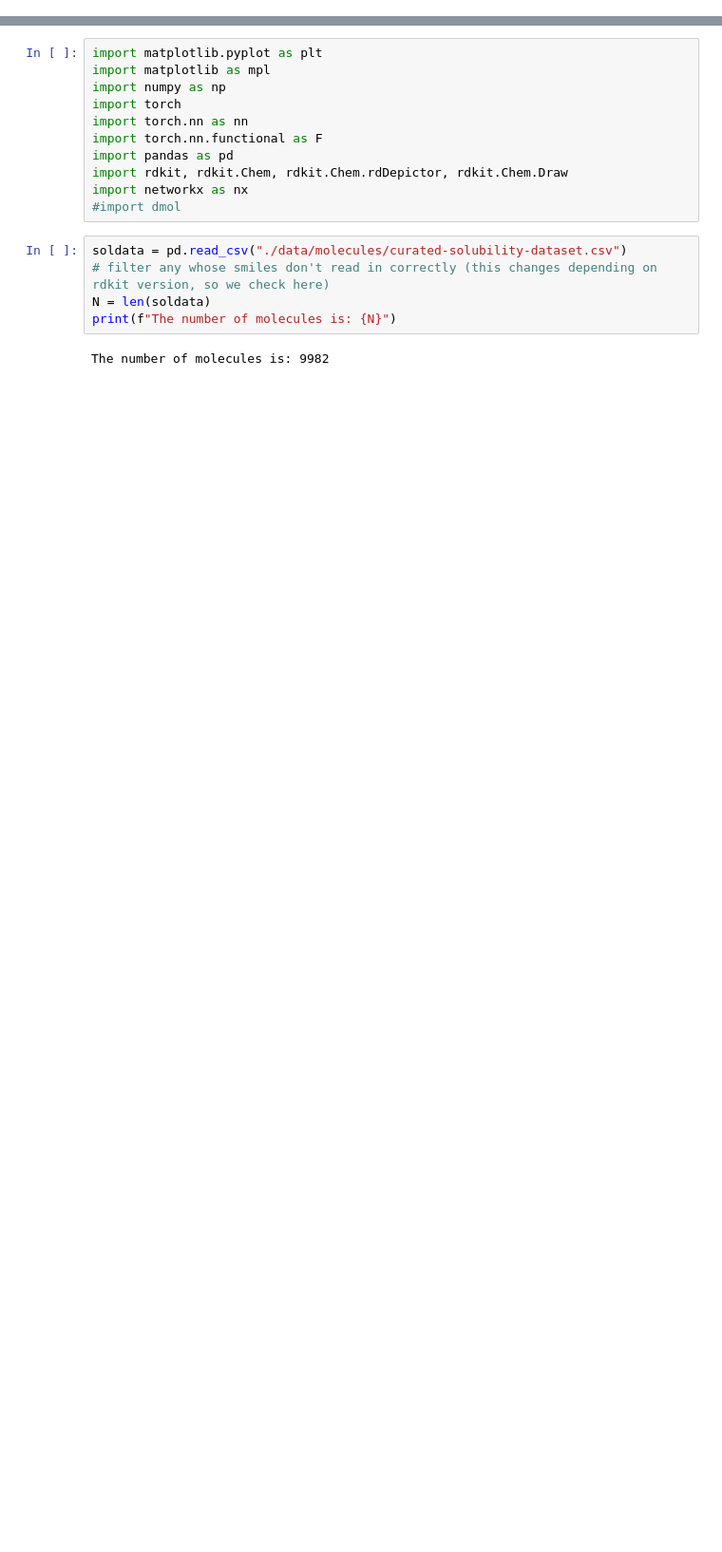
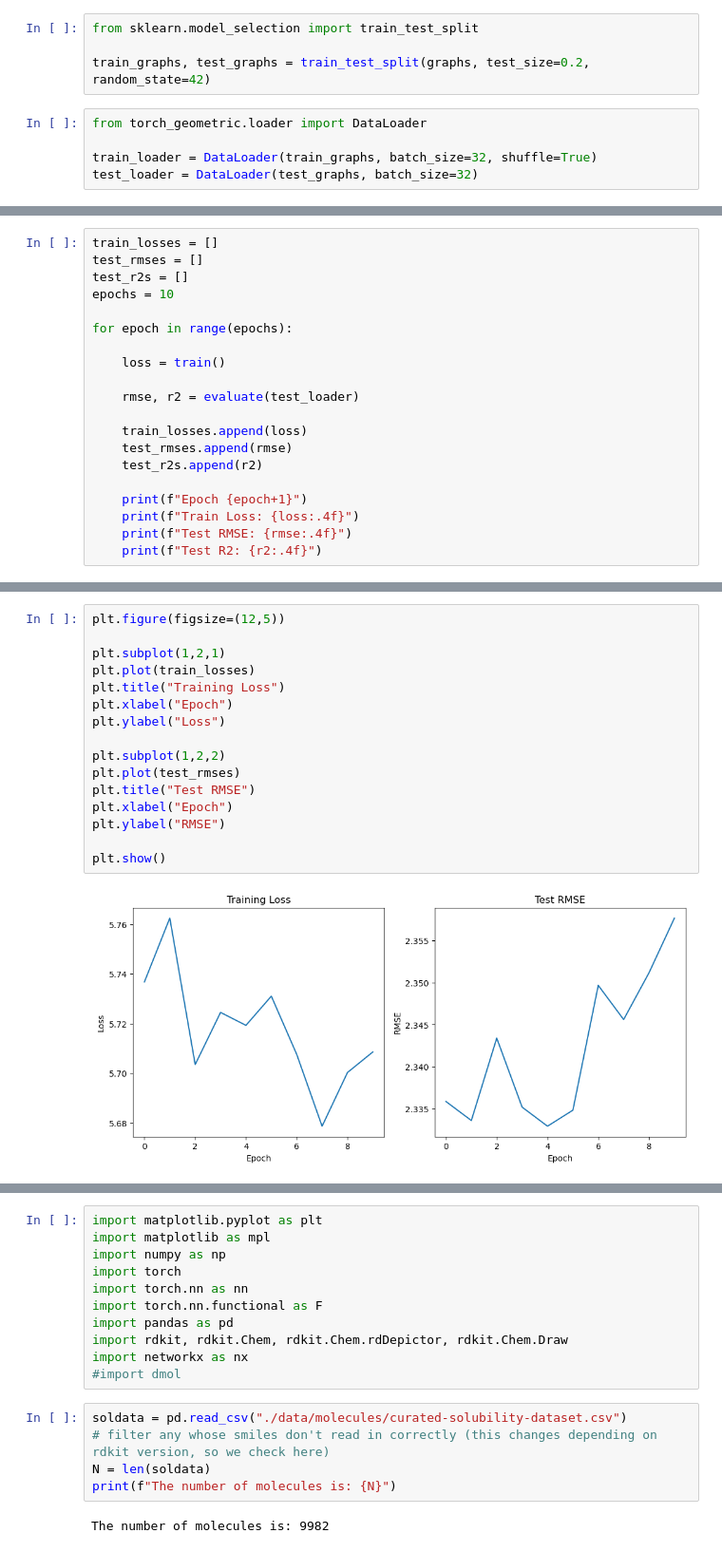
Before and after one commit to mirzaie-mehdi/From-Conda-to-CreatePackage-Python, a Jupyter notebook: _sources/docs/gnn_molecules.ipynb, the cells around one changed output, grey strips where cells are left out. Shown at 95% size. Drawn from its saved outputs; the diff is of its cells as text; blank space fills up the shorter version.

```diff
--- a/_sources/docs/gnn_molecules.ipynb
+++ b/_sources/docs/gnn_molecules.ipynb
@@ -4,0 +84,9 @@ As we discussed later, GNN is the best methos to represnt molecules in neural ne
+# %%
+from sklearn.model_selection import train_test_split
+
+train_graphs, test_graphs = train_test_split(graphs, test_size=0.2, random_state=42)
+# %%
+from torch_geometric.loader import DataLoader
+
+train_loader = DataLoader(train_graphs, batch_size=32, shuffle=True)
+test_loader = DataLoader(test_graphs, batch_size=32)
@@ -4,0 +192,20 @@ As we discussed later, GNN is the best methos to represnt molecules in neural ne
+# %%
+train_losses = []
+test_rmses = []
+test_r2s = []
+epochs = 10
+
+for epoch in range(epochs):
+
+    loss = train()
+
+    rmse, r2 = evaluate(test_loader)
+
+    train_losses.append(loss)
+    test_rmses.append(rmse)
+    test_r2s.append(r2)
+
+    print(f"Epoch {epoch+1}")
+    print(f"Train Loss: {loss:.4f}")
+    print(f"Test RMSE: {rmse:.4f}")
+    print(f"Test R2: {r2:.4f}")
@@ -4,0 +253,18 @@ As we discussed later, GNN is the best methos to represnt molecules in neural ne
+# %%
+plt.figure(figsize=(12,5))
+
+plt.subplot(1,2,1)
+plt.plot(train_losses)
+plt.title("Training Loss")
+plt.xlabel("Epoch")
+plt.ylabel("Loss")
+
+plt.subplot(1,2,2)
+plt.plot(test_rmses)
+plt.title("Test RMSE")
+plt.xlabel("Epoch")
+plt.ylabel("RMSE")
+
+plt.show()
+# %% [output]
+[figure, added]
```
Also changed, not shown: parts of 21 cells of this notebook, 17 other files.
